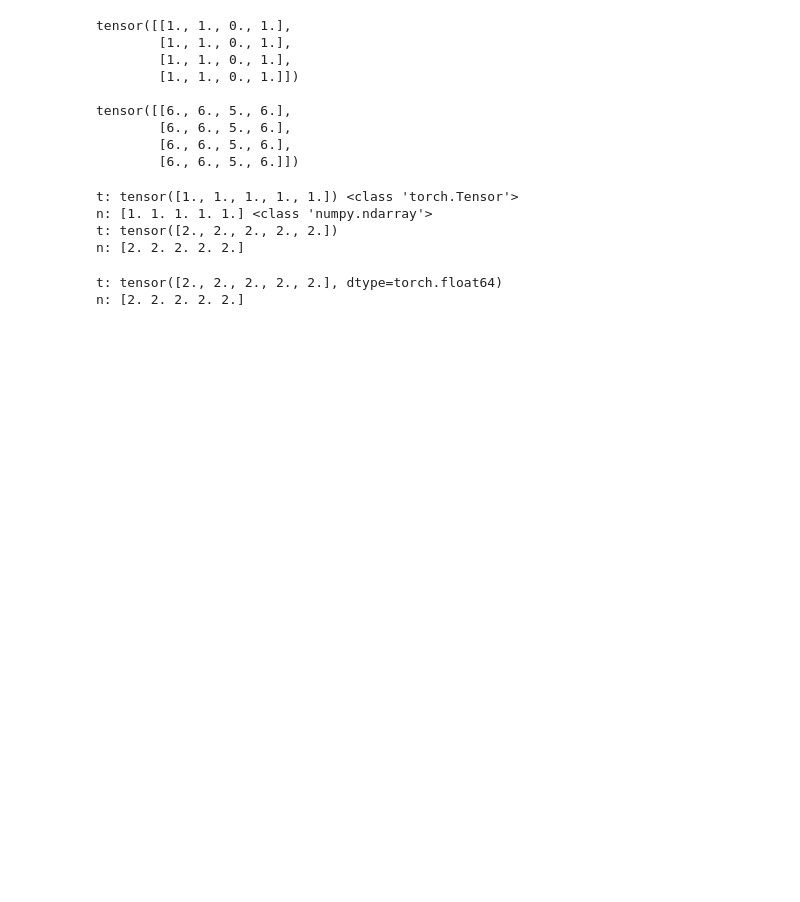
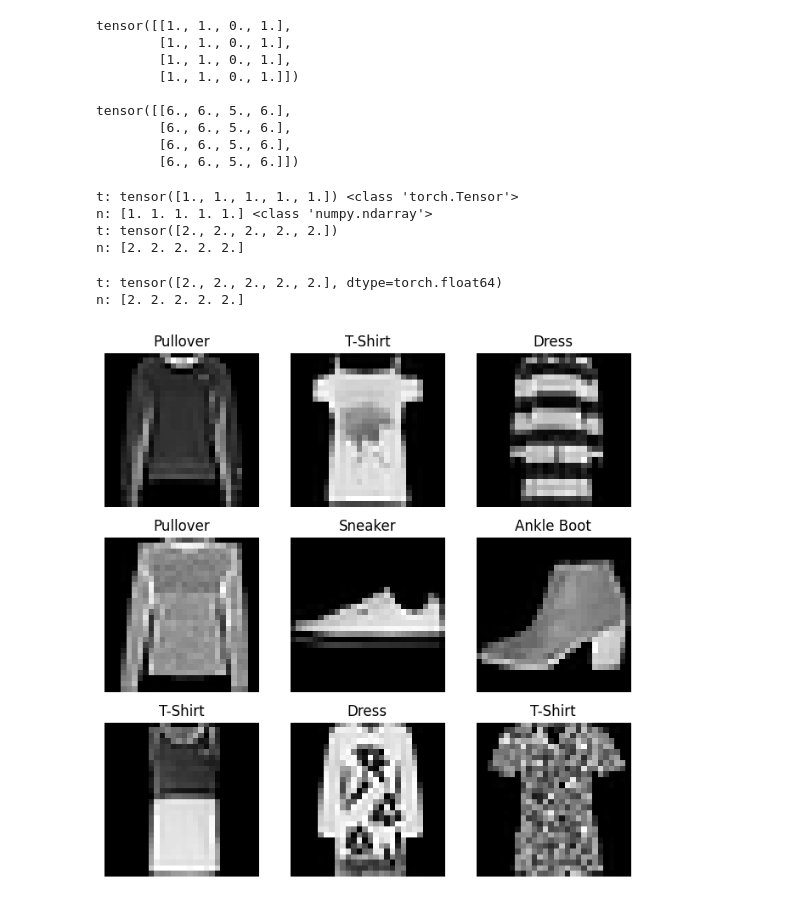
Before and after one commit to hyun-uk22/torch_prac, a Jupyter notebook: Day_2.ipynb, the cells around one changed output. Cells and saved outputs as stored; diff of their text form; code cells hidden in the pictures; blank space fills up the shorter version.

```diff
--- a/Day_2.ipynb
+++ b/Day_2.ipynb
@@ -150,3 +150,56 @@ print(f"n: {n}")
 # %% [output]
 t: tensor([2., 2., 2., 2., 2.], dtype=torch.float64)
 n: [2. 2. 2. 2. 2.]
+# %%
+#root 는 학습/테스트 데이터가 저장되는 경로
+# data 폴더가 생긴 이유도 해당 코드 때문
+# transform과 target_transform은 데이터 전처리를 적용하기 위한 코드
+# transform 입력 데이터에 적용되는 변환 함수, 보통 이미지 데이터를 텐서로 바꾸는데 사용
+# transform=ToTensor() # 이미지 데이터를 torch.Tensor 형태로 바꿔줌
+# ToTensor()는 픽셀 값을 0~1 사이로 정규화해줌
+
+import torch
+from torch.utils.data import Dataset
+from torchvision import datasets
+from torchvision.transforms import ToTensor
+import matplotlib.pyplot as plt
+
+training_data = datasets.FashionMNIST(
+    root = "data",
+    train=True,
+    download=True,
+    transform = ToTensor()
+)
+
+test_data = datasets.FashionMNIST(
+    root="data",
+    train=False,
+    download=True,
+    transform = ToTensor()
+)
+
+labels_map = {
+    0: "T-Shirt",
+    1: "Trouser",
+    2: "Pullover",
+    3: "Dress",
+    4: "Coat",
+    5: "Sandal",
+    6: "Shirt",
+    7: "Sneaker",
+    8: "Bag",
+    9: "Ankle Boot",
+}
+
+figure = plt.figure(figsize = (8,8))   # 가로, 세로 8인치 크기의 사각형 캔버스를 만듦
+cols,rows = 3,3
+for i in range(1,cols*rows+1):
+    sample_idx = torch.randint(len(training_data), size = (1,)).item()
+    img, label = training_data[sample_idx]
+    figure.add_subplot(rows,cols,i)  # figure라는 캔버스 위에 여러 개의 작은 그래프를 그릴 수 있도록 그리드 형태의 공간을 나누는 것
+    plt.title(labels_map[label])
+    plt.axis("off")  # matplotlib은 기본적으로 x축,y축 숫자 눈금이 표시되는데 해당 표시(좌표축)를 숨기는 것
+    plt.imshow(img.squeeze(), cmap="gray")  # img : fashionMNIST는 (1,28,28)모양의 이미 텐서를 반환함, squeeze는 불필요한 차원(1인 차원을 제거하는것)   # cmap : 컬러맵 설정
+plt.show()
+# %% [output]
+[figure, added]
```
Also changed, not shown: parts of 1 cell of this notebook, 1 other file.
